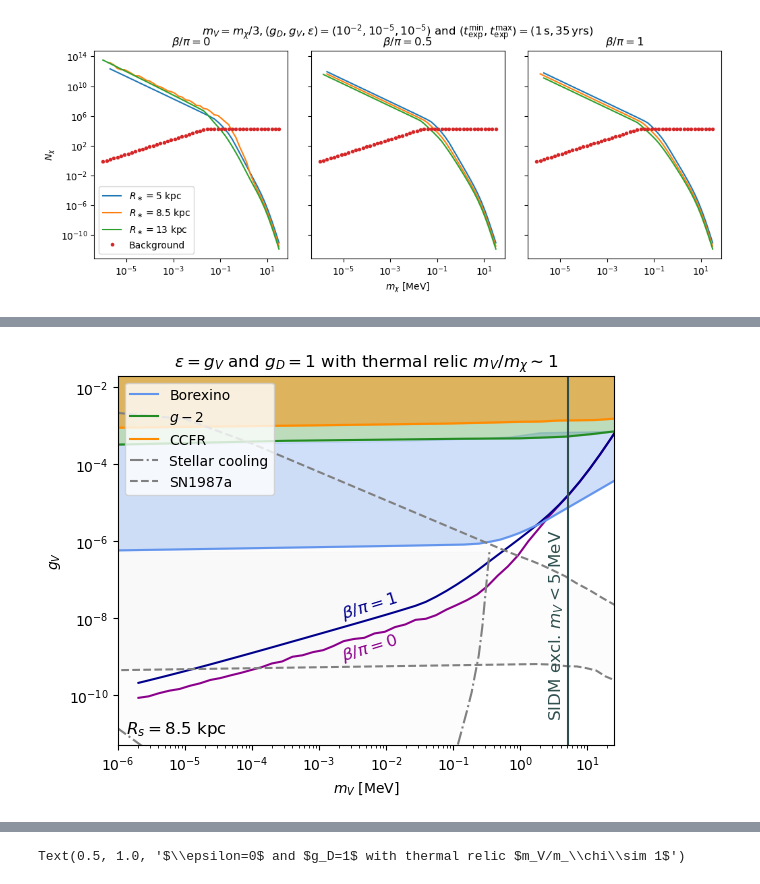
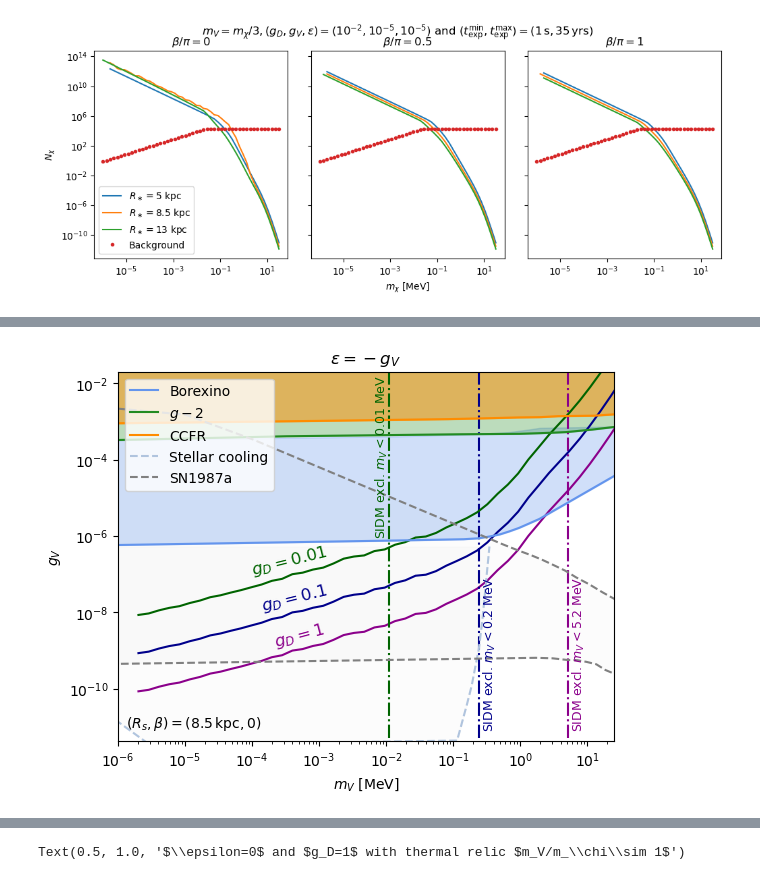
Before and after one commit to yenhsunlin/SNnuBDM2, a Jupyter notebook: src/plot.ipynb, the cells around one changed output, grey strips where cells are left out. Saved outputs shown, nothing was run; the diff lists cells and outputs as text; code cells hidden in the pictures.

```diff
--- a/src/plot.ipynb
+++ b/src/plot.ipynb
@@ -176,3 +180,8 @@ def sensitivity(b,cl=2):
     scalar: The required event rate s
     """
     return cl*(cl + np.sqrt(4*b + cl**2))/2
+
+
+def mV_SIDM(gD,eta=1):
+    eta = eta/g2MeV/to_cm2
+    return gD**(4/3)/(16*np.pi**2*eta)**(1/3)
@@ -514,10 +566,0 @@ IndexError: list index out of range
-# %%
-for i in range(3):
-    plt.plot(eventEqual_beta[i,:,0],gV_EqualMv_constraint_beta[i],label=r'$\beta/\pi = $'+str(beta[i]))
-#plt.plot(mx_list,backgroundSK,'.',label='Background')
-plt.xscale('log')
-plt.yscale('log')
-plt.xlabel('$m_\chi$ [MeV]')
-plt.ylabel(r'$g_V$')
-plt.title(r'$R_\ast=8.5\,{\rm kpc},g_D = 1, g_V=\epsilon$ with thermal relic $m_V\sim m_\chi$')
-plt.legend()
@@ -568,40 +629,59 @@ Text(0.5, 1.0, '$\\epsilon=g_V$ and $m_V=m_\\chi/3$ with thermal relic $g_D$')
 # %%
 color = ['darkmagenta','','darkblue']
-for i in [0,2]:
-    plt.plot(eventEqual_beta[i,:,0],gV_EqualMv_constraint_beta[i],color=color[i])
-    plt.text(2e-3, (6*i+1)*7.8e-10, r'$\beta/\pi=$'+str(beta[i]), color=color[i],fontsize=12,rotation=17)
+#for i in [0,2]:
+#    plt.plot(eventEqual_beta[i,:,0],gV_EqualMv_constraint_beta[i],color=color[i])
+#    plt.text(2e-3, (6*i+1)*7.8e-10, r'$\beta/\pi=$'+str(beta[i]), color=color[i],fontsize=12,rotation=17)
 #plt.plot(mx_list,backgroundSK,'.',label='Background')
+# gD = 1
+plt.plot(eventEqual_beta1_list[0,:,0],gV_EqualMv_constraint_gD1_beta1[1],color='darkmagenta')
+plt.text(2e-4, 1.3e-9, r'$g_D=1$', color='darkmagenta',fontsize=12,rotation=15)
+# SIDM
+mV_excl_gD1 = mV_SIDM(1,10)
+plt.plot([mV_excl_gD1,mV_excl_gD1],[5e-12,2e-2],'-.',color='darkmagenta')
+plt.text(1.1*mV_excl_gD1, 1e-11, f'SIDM excl. $m_V<${mV_excl_gD1:.1f} MeV', color='darkmagenta',fontsize=9,rotation=90)
+# gD = 0.1
+plt.plot(eventEqual_beta1_list[0,:,0],gV_EqualMv_constraint_gD01_beta1[1],color='darkblue')
+plt.text(1.3e-4, 1.1e-8, r'$g_D=0.1$', color='darkblue',fontsize=12,rotation=14)
+# SIDM
+mV_excl_gD01 = mV_SIDM(0.1,10)
+plt.plot([mV_excl_gD01,mV_excl_gD01],[5e-12,2e-2],'-.',color='darkblue')
+plt.text(1.1*mV_excl_gD01, 1e-11, f'SIDM excl. $m_V<${mV_excl_gD01:.1f} MeV', color='darkblue',fontsize=9,rotation=90)
+# gD = 0.01
+plt.plot(eventEqual_beta1_list[0,:,0],gV_EqualMv_constraint_gD001_beta1[1],color='darkgreen')
+plt.text(9e-5, 1e-7, r'$g_D=0.01$', color='darkgreen',fontsize=12,rotation=14)
+# SIDM
+mV_excl_gD001 = mV_SIDM(0.01,10)
+plt.plot([mV_excl_gD001,mV_excl_gD001],[5e-12,2e-2],'-.',color='darkgreen')
+plt.text(mV_excl_gD001/1.7, 1.1e-6, f'SIDM excl. $m_V<${mV_excl_gD001:.2f} MeV', color='darkgreen',fontsize=9,rotation=90)
+
 plt.xscale('log')
 plt.yscale('log')
 plt.ylabel(r'$g_V$')
 # Borexino
 plt.plot(Borexino_equal.T[0],Borexino_equal.T[1],label='Borexino',color='cornflowerblue')
 plt.fill_between(Borexino_equal.T[0],Borexino_equal.T[1],gm2_equal.T[1][:11],alpha=0.3,color='cornflowerblue')
 # g-2
 plt.plot(gm2_equal.T[0],gm2_equal.T[1],label='$g-2$',color='forestgreen')
 plt.fill_between(gm2_equal.T[0],gm2_equal.T[1],1,alpha=0.3,color='forestgreen')
 # CCFR
 plt.plot(CCFR_equal.T[0],CCFR_equal.T[1],label='CCFR',color='darkorange')
 plt.fill_between(CCFR_equal.T[0],CCFR_equal.T[1],1,alpha=0.5,color='darkorange')
 # Stellar
-plt.plot(StarCool_equal.T[0],StarCool_equal.T[1],'-.',label='Stellar cooling',color='grey')
+plt.plot(StarCool_equal.T[0],StarCool_equal.T[1],'--',label='Stellar cooling',color='lightsteelblue')
 plt.fill_between(StarCool_equal.T[0],StarCool_equal.T[1], StarCool_equal.T[1][-1],alpha=0.02,color='grey')
 # SN
 plt.plot(SN_equal.T[0],SN_equal.T[1],'--',label='SN1987a',color='gray')
 plt.fill_between(SN_equal.T[0],SN_equal.T[1],1e-30,alpha=0.02,color='gray')
-# SIDM
-plt.plot([5.17,5.17],[5e-12,2e-2],color='darkslategrey')
-plt.text(2.5, 3e-11, 'SIDM excl. $m_V< 5$ MeV', color='darkslategrey',fontsize=12,rotation=90)
 # show Rs
-plt.text(1.3e-6, 1e-11, r'$R_s=8.5$ kpc',fontsize=12)
+plt.text(1.3e-6, 1e-11, r'$(R_s,\beta)=(8.5\,{\rm kpc},0)$',fontsize=10)
 plt.xlim(1e-6,25)
-plt.ylim(5e-12,2e-2)
+plt.ylim(4.2e-12,2e-2)
 plt.legend(loc='upper left')
 plt.xscale('log')
 plt.yscale('log')
 plt.xlabel(r'$m_V$ [MeV]')
 plt.ylabel(r'$g_V$')
-plt.title(r'$\varepsilon=g_V$ and $g_D=1$ with thermal relic $m_V/m_\chi\sim 1$')
-plt.savefig('sensitivity_thermal_mV.pdf',bbox_inches = 'tight')
+plt.title(r'$\varepsilon=-g_V$')
+#plt.savefig('sensitivity_different_gD.pdf',bbox_inches = 'tight')
 # %% [output]
-[figure, old version]
+[figure, new version]
```
Also changed, not shown: parts of 24 cells of this notebook, 7 other files.
